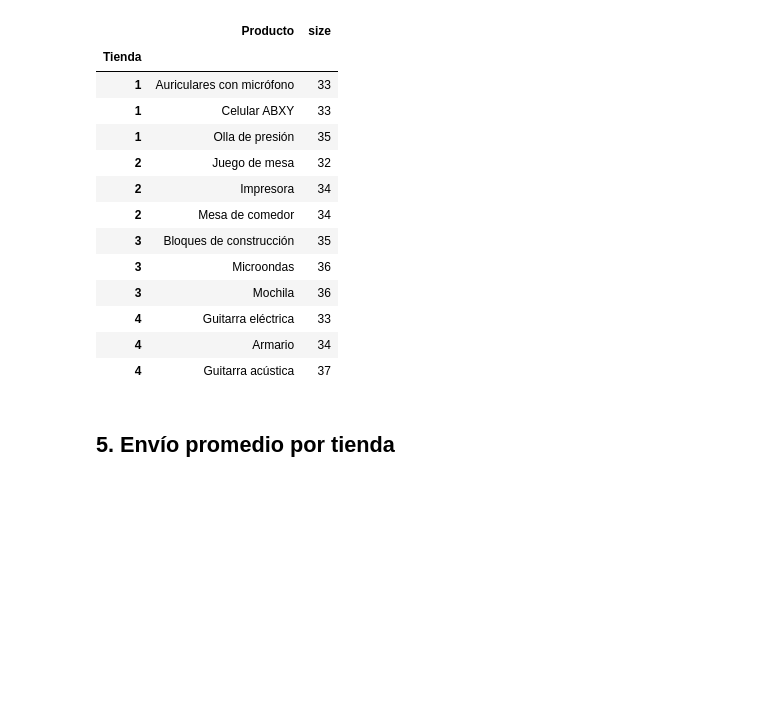
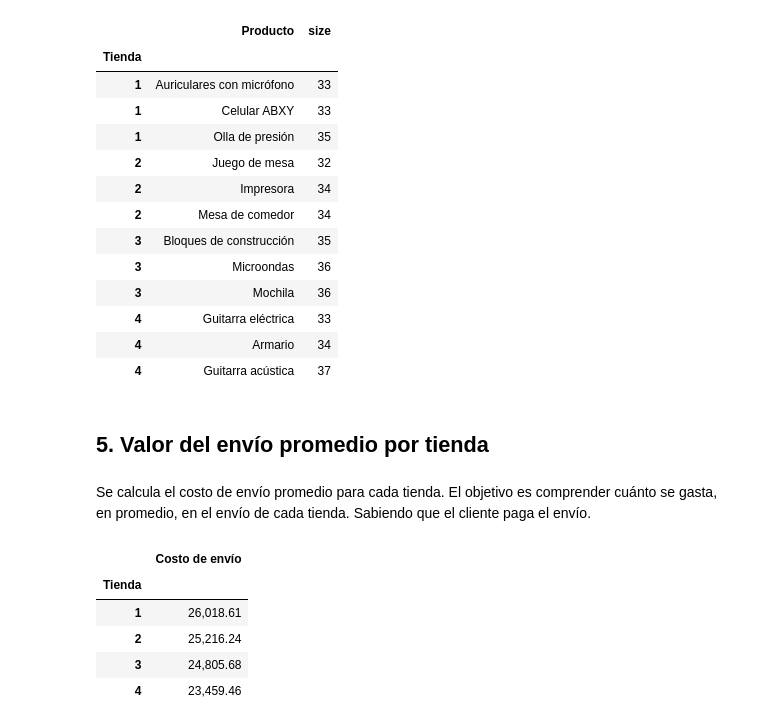
Before and after one commit to carloslozano-rg/challenge-alura-store, a Jupyter notebook: AluraStoreLatam.ipynb, the cells around one changed output. Cells and saved outputs as stored; diff of their text form; code cells hidden in the pictures; blank space fills up the shorter version.

Commit message:
feat: valor del envío promedio por tienda.

```diff
--- a/AluraStoreLatam.ipynb
+++ b/AluraStoreLatam.ipynb
@@ -553,4 +553,19 @@ ventas_por_producto
 | 4 | Armario | 34 |
 | 4 | Guitarra acústica | 37 |
 # %% [markdown]
-## 5. Envío promedio por tienda
+## 5. Valor del envío promedio por tienda
+# %% [markdown]
+Se calcula el costo de envío promedio para cada tienda. El objetivo es comprender cuánto se gasta, en promedio, en el envío de cada tienda.  Sabiendo que el cliente paga el envío.
+# %%
+costo_envio_promedio = (
+    tiendas.groupby("Tienda")[["Costo de envío"]]
+    .mean()
+    .sort_values(by="Costo de envío", ascending=False))
+costo_envio_promedio
+# %% [output]
+|  | Costo de envío |
+| Tienda |  |
+| 1 | 26,018.61 |
+| 2 | 25,216.24 |
+| 3 | 24,805.68 |
+| 4 | 23,459.46 |
```
